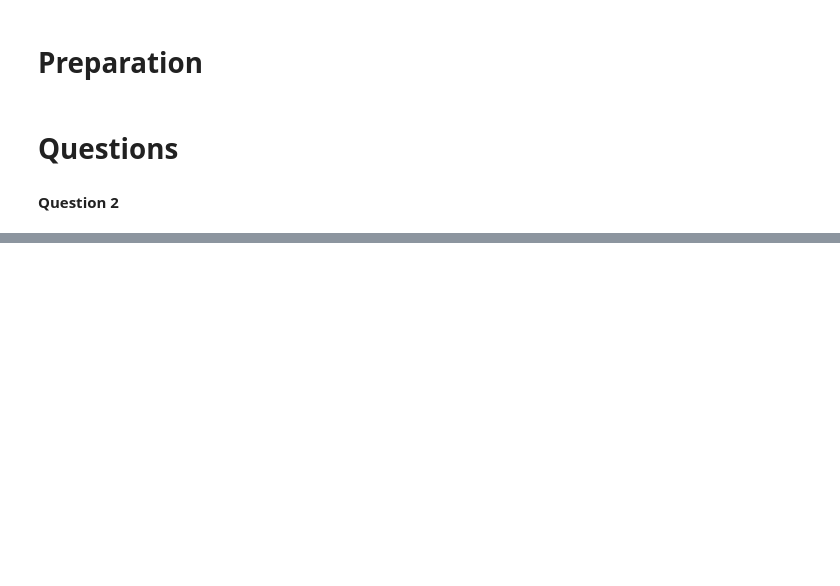
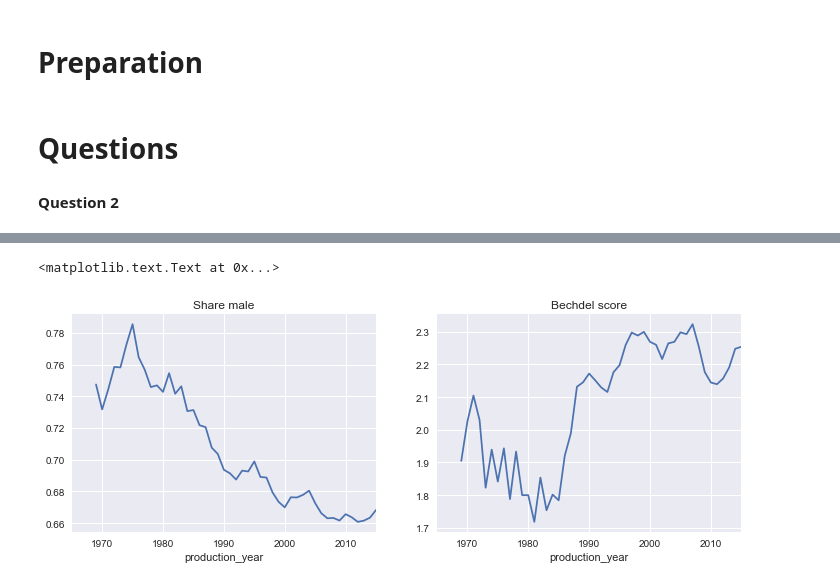
Before and after one commit to abjer/sds2017, a Jupyter notebook: code/exercise_1_solution.ipynb, the cells around one changed output, grey strips where cells are left out. Drawn from its saved outputs; the diff is of its cells as text; code cells hidden in the pictures; blank space fills up the shorter version.

```diff
--- a/code/exercise_1_solution.ipynb
+++ b/code/exercise_1_solution.ipynb
@@ -37,0 +95,23 @@ df['status'] = df.share_male\
+# %%
+# selects only acting data
+# split by production year
+# compute mean for share_male and bechdel_test
+# smoothes the time series by taking 5 period rolling mean
+
+by_year = df[df.role=='actsin']\
+            .groupby('production_year')\
+            [['share_male', 'bechdel_test']].mean()\
+            .rolling(5).mean()
+# %%
+f,ax = plt.subplots(1,2,figsize=(12,4)) # make placeholder for two plots, setting size
+
+# first plot: share_male
+by_year.share_male.plot(ax=ax[0])
+ax[0].set_title('Share male')
+
+# second plot: bechdel_test
+by_year.bechdel_test.plot(ax=ax[1])
+ax[1].set_title('Bechdel score')
+# %% [output]
+<matplotlib.text.Text at 0x...>
+[figure, added]
```
Also changed, not shown: parts of 14 cells of this notebook.
